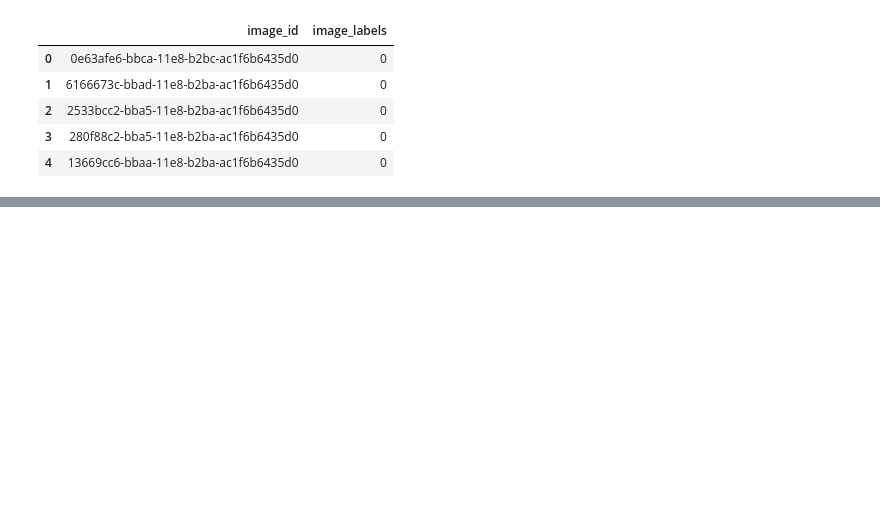
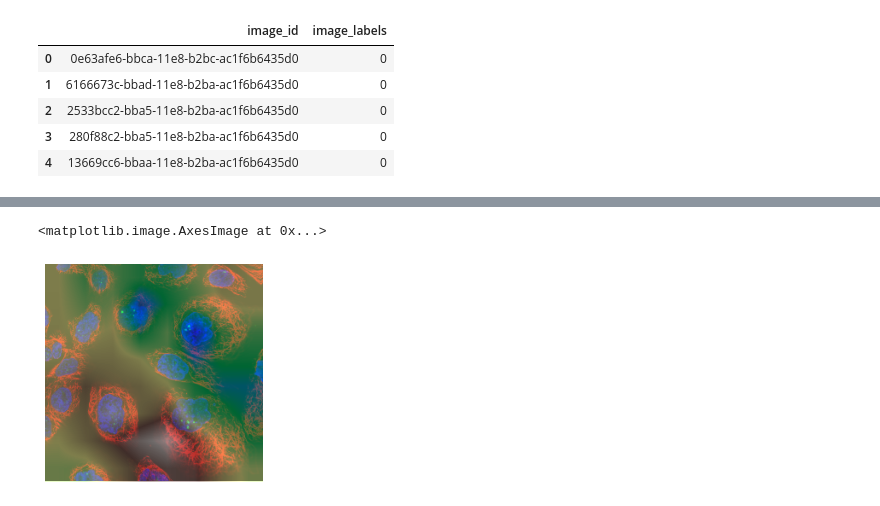
Before and after one commit to double-em/SingleCellClassification, a Jupyter notebook: notebooks/training.ipynb, the cells around one changed output, grey strips where cells are left out. Saved outputs shown, nothing was run; the diff lists cells and outputs as text; code cells hidden in the pictures; blank space fills up the shorter version.

```diff
--- a/notebooks/training.ipynb
+++ b/notebooks/training.ipynb
@@ -65,0 +79,7 @@ with learn.no_bar():
+# %%
+class Hook:
+    def hook_func(self, model, input, output):
+        self.stored = output.detach().clone()
+# %%
+hook_output = Hook()
+hook = learn.model[0].register_forward_hook(hook_output.hook_func)
@@ -65,0 +88,2 @@ with learn.no_bar():
+# %%
+act = hook_output.stored[0]
@@ -65,0 +101,3 @@ with learn.no_bar():
+# %%
+cam_map = torch.einsum('ck,kij->cij', learn.model[1][-1].weight, act)
+cam_map.shape
@@ -65,0 +118,8 @@ with learn.no_bar():
+# %%
+x_dec = TensorImage(dls.train.decode((x,))[0][0])
+_,ax = plt.subplots()
+x_dec.show(ctx=ax)
+ax.imshow(cam_map[1].detach().cpu(), alpha=0.5, extent=(0,256,256,0), interpolation='bilinear', cmap='terrain')
+# %% [output]
+<matplotlib.image.AxesImage at 0x...>
+[figure, added]
```
Also changed, not shown: parts of 24 cells of this notebook, 5 other files.
